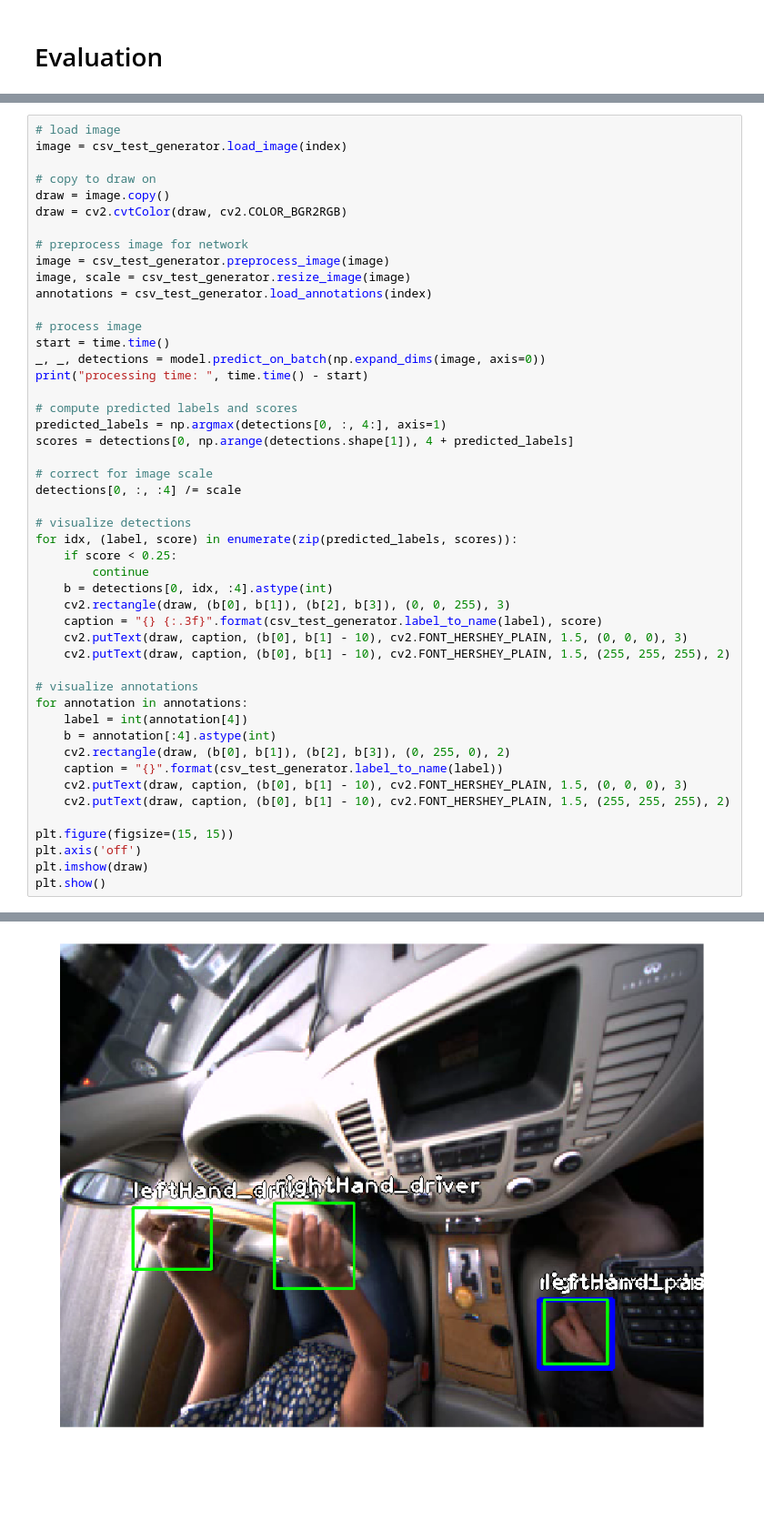
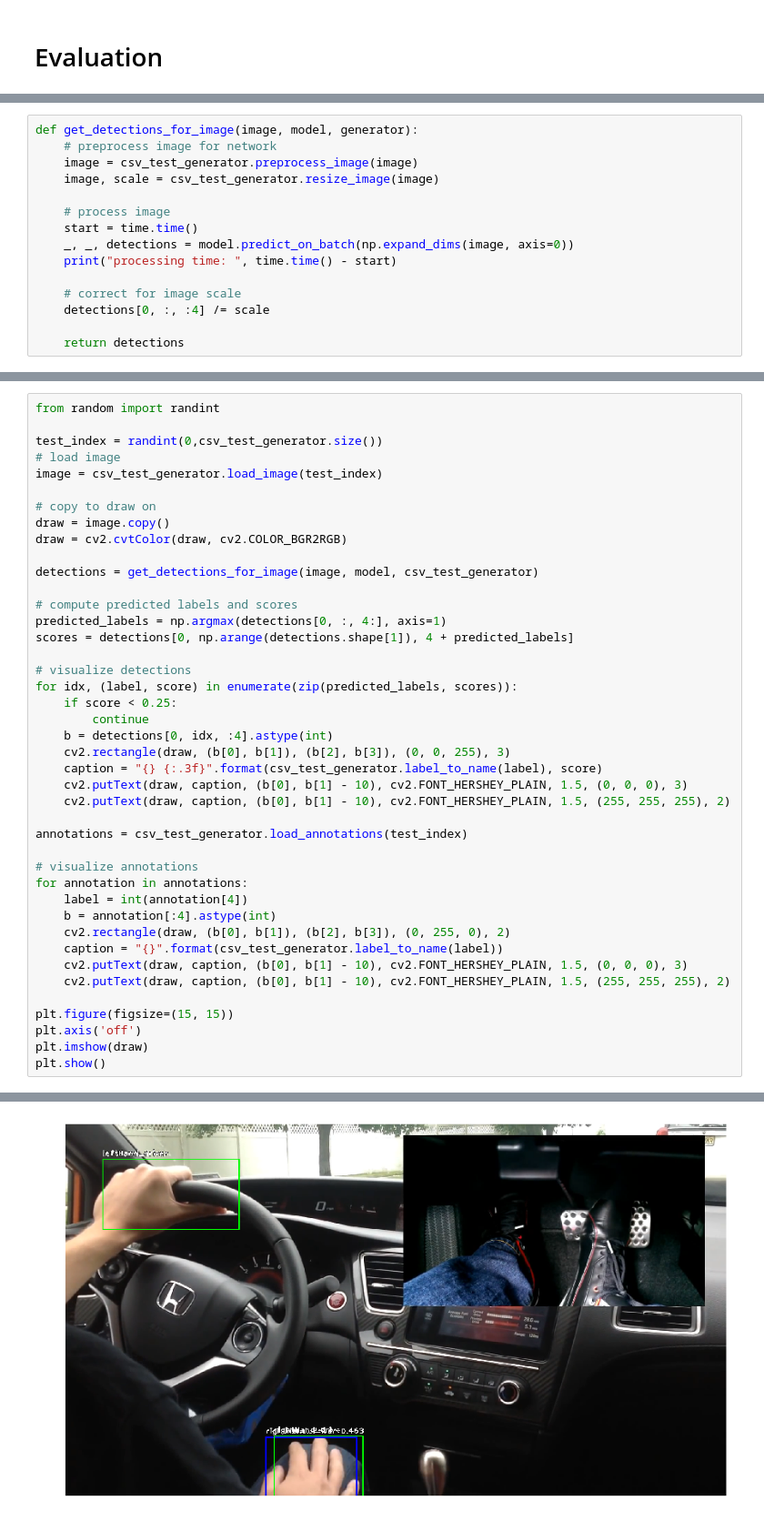
Before and after one commit to kylesyoon/Capstone-Project, a Jupyter notebook: evaluation.ipynb, the cells around one changed output, grey strips where cells are left out. Shown at 91% size. Cells and saved outputs as stored; diff of their text form; blank space fills up the shorter version.

```diff
--- a/evaluation.ipynb
+++ b/evaluation.ipynb
@@ -78,0 +98,15 @@ index = 14
+# %%
+def get_detections_for_image(image, model, generator):
+    # preprocess image for network
+    image = csv_test_generator.preprocess_image(image)
+    image, scale = csv_test_generator.resize_image(image)
+
+    # process image
+    start = time.time()
+    _, _, detections = model.predict_on_batch(np.expand_dims(image, axis=0))
+    print("processing time: ", time.time() - start)
+
+    # correct for image scale
+    detections[0, :, :4] /= scale
+
+    return detections
@@ -79,27 +115,19 @@ index = 14
 # %%
+from random import randint
+
+test_index = randint(0,csv_test_generator.size())
 # load image
-image = csv_test_generator.load_image(index)
+image = csv_test_generator.load_image(test_index)
 
 # copy to draw on
 draw = image.copy()
 draw = cv2.cvtColor(draw, cv2.COLOR_BGR2RGB)
 
-# preprocess image for network
-image = csv_test_generator.preprocess_image(image)
-image, scale = csv_test_generator.resize_image(image)
-annotations = csv_test_generator.load_annotations(index)
-
-# process image
-start = time.time()
-_, _, detections = model.predict_on_batch(np.expand_dims(image, axis=0))
-print("processing time: ", time.time() - start)
+detections = get_detections_for_image(image, model, csv_test_generator)
 
 # compute predicted labels and scores
 predicted_labels = np.argmax(detections[0, :, 4:], axis=1)
 scores = detections[0, np.arange(detections.shape[1]), 4 + predicted_labels]
-
-# correct for image scale
-detections[0, :, :4] /= scale
 
 # visualize detections
 for idx, (label, score) in enumerate(zip(predicted_labels, scores)):
@@ -110,6 +138,8 @@ for idx, (label, score) in enumerate(zip(predicted_labels, scores)):
     caption = "{} {:.3f}".format(csv_test_generator.label_to_name(label), score)
     cv2.putText(draw, caption, (b[0], b[1] - 10), cv2.FONT_HERSHEY_PLAIN, 1.5, (0, 0, 0), 3)
     cv2.putText(draw, caption, (b[0], b[1] - 10), cv2.FONT_HERSHEY_PLAIN, 1.5, (255, 255, 255), 2)
+
+annotations = csv_test_generator.load_annotations(test_index)
 
 # visualize annotations
 for annotation in annotations:
@@ -129 +159 @@ processing time:  4.4033379554748535
-[figure, old version]
+[figure, new version]
```
Also changed, not shown: parts of 22 cells of this notebook, 14 other files.
